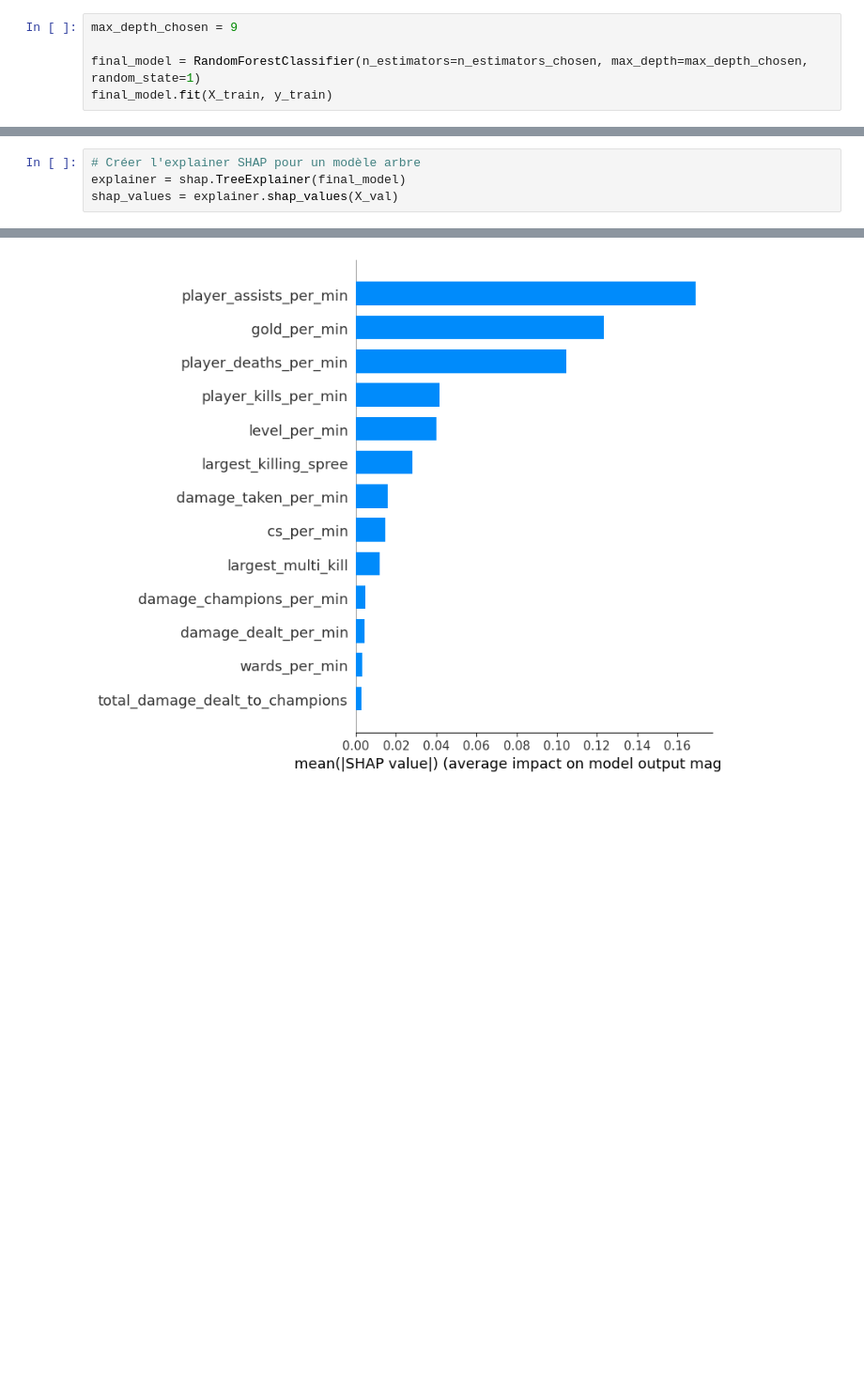
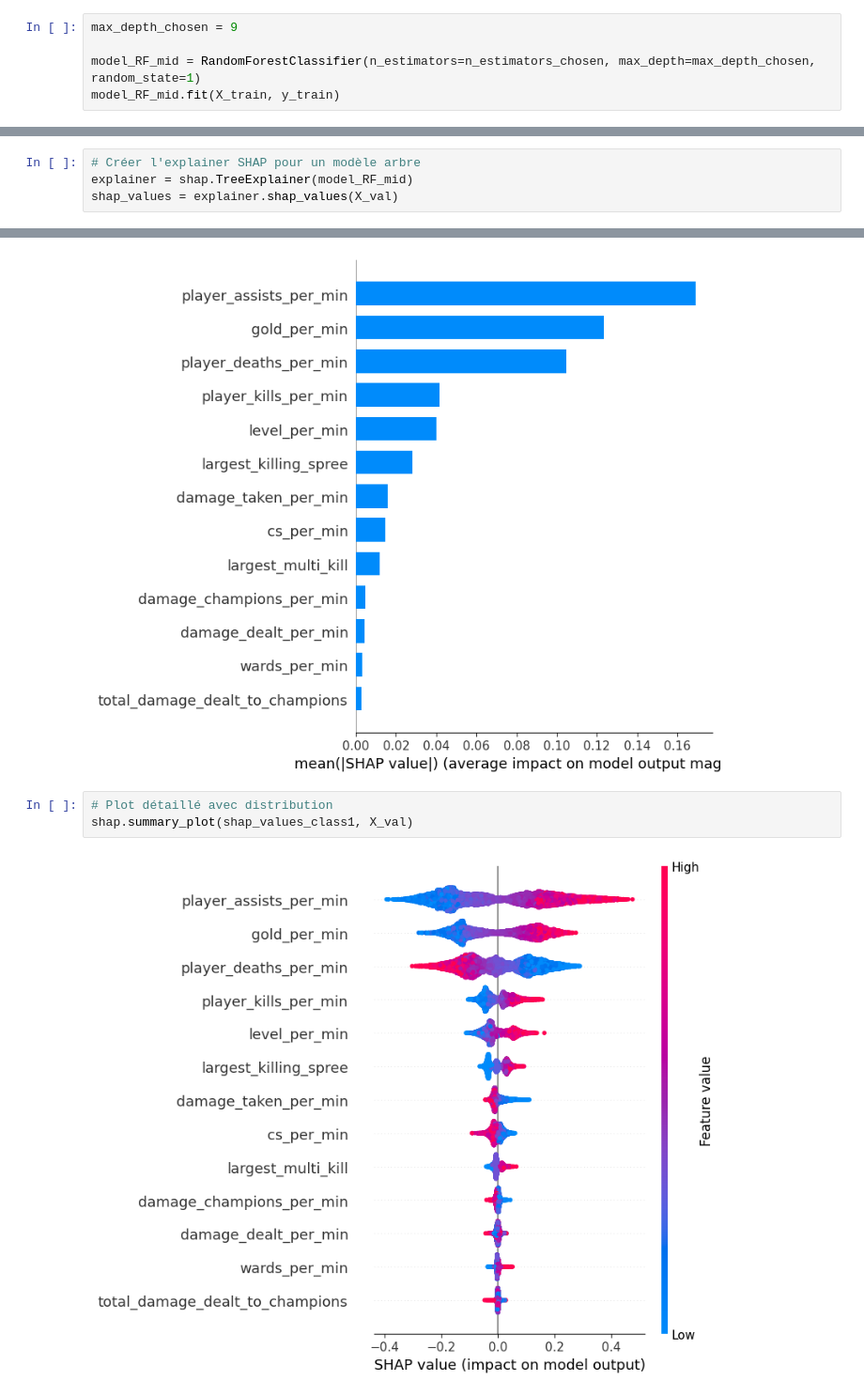
Before and after one commit to blaugrana11/ML-model_LoL, a Jupyter notebook: notebooks/mission_1.ipynb, the cells around one changed output, grey strips where cells are left out. Shown at 94% size. Cells and saved outputs as stored; diff of their text form; blank space fills up the shorter version.

```diff
--- a/notebooks/mission_1.ipynb
+++ b/notebooks/mission_1.ipynb
@@ -1419,8 +1421,8 @@ print(f"Écart maximum entre train et validation : {max(gap):.4f}")
 # %%
 max_depth_chosen = 9
 
-final_model = RandomForestClassifier(n_estimators=n_estimators_chosen, max_depth=max_depth_chosen, random_state=1)
-final_model.fit(X_train, y_train)
+model_RF_mid = RandomForestClassifier(n_estimators=n_estimators_chosen, max_depth=max_depth_chosen, random_state=1)
+model_RF_mid.fit(X_train, y_train)
 # %% [output]
 RandomForestClassifier(max_depth=9, n_estimators=25, random_state=1)
 # %% [markdown]
@@ -1460,7 +1470,7 @@ Accuracy sur le jeu de test : 0.8965
 ### 6. Interprétation du modèle avec SHAP (SHapley Values)
 # %%
 # Créer l'explainer SHAP pour un modèle arbre
-explainer = shap.TreeExplainer(final_model)
+explainer = shap.TreeExplainer(model_RF_mid)
 shap_values = explainer.shap_values(X_val)
 # %%
 print(type(shap_values))
@@ -1480,3 +1490,8 @@ shap.summary_plot(shap_values_class1, X_val, plot_type="bar")
 <class 'numpy.ndarray'>
 shap_values est un tableau avec shape: (14689, 13, 2)
 [figure]
+# %%
+# Plot détaillé avec distribution
+shap.summary_plot(shap_values_class1, X_val)
+# %% [output]
+[figure, added]
```
Also changed, not shown: parts of 20 cells of this notebook, 17 other files.
